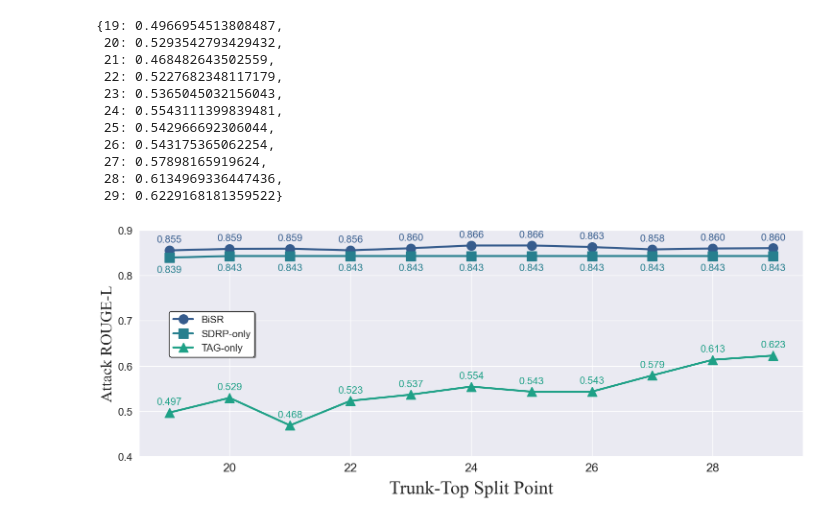
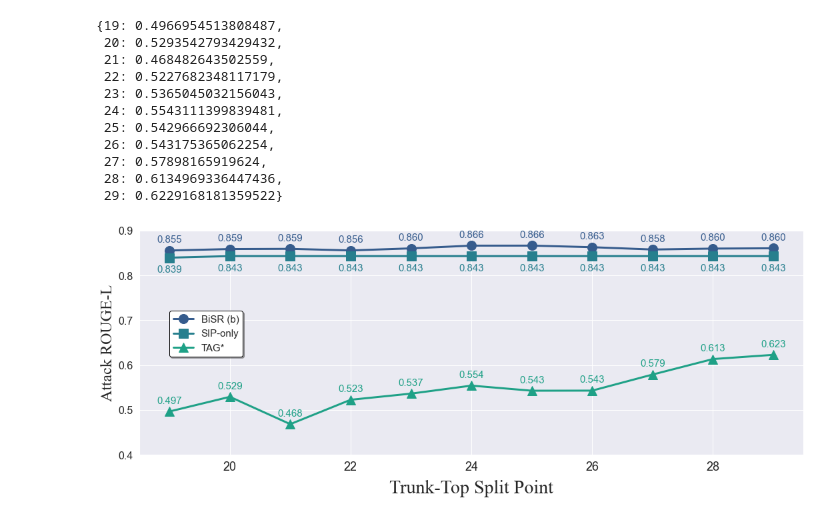
Before and after one commit to StupidTrees/SplitLLM, a Jupyter notebook: experiments/notebook/figures/diff_split_dlg.ipynb, the cells around one changed output. Cells and saved outputs as stored; diff of their text form; code cells hidden in the pictures.

```diff
--- a/experiments/notebook/figures/diff_split_dlg.ipynb
+++ b/experiments/notebook/figures/diff_split_dlg.ipynb
@@ -73,9 +83,9 @@ atk_colors2 = sns.color_palette('coolwarm', 6)
 atk_colors3 = sns.color_palette('cool', 6)
 atk_colors4 = sns.color_palette('Spectral', 6)
 color_ppl = sns.color_palette("autumn", 6)[3]
-all_data = { 'BiSR': rouges_bi, 'SDRP-only': rouges, 'TAG-only': rouges_tag}
-colors = {'BiSR': atk_colors[1], 'SDRP-only': atk_colors[2], 'TAG-only': atk_colors[3], 'Test-PPL':color_ppl}
-markers = {'BiSR': 'o', 'SDRP-only': 's', 'TAG-only': '^','Test-PPL':'d'}
+all_data = { 'BiSR (b)': rouges_bi, 'SIP-only': rouges, 'TAG*': rouges_tag}
+colors = {'BiSR (b)': atk_colors[1], 'SIP-only': atk_colors[2], 'TAG*': atk_colors[3], 'Test-PPL':color_ppl}
+markers = {'BiSR (b)': 'o', 'SIP-only': 's', 'TAG*': '^','Test-PPL':'d'}
 
 ax1.set_ylabel('Attack ROUGE-L', fontsize=24,fontname="Times New Roman")
 ax1.tick_params(axis='x', labelsize=18)
@@ -87,33 +97,33 @@ ax1.set_ylim(0.4, 0.9)
 # ax2.set_ylabel('LLM Test-Perplexity', fontsize=24, fontname="Times New Roman", color=color_ppl)
 # ax2.tick_params(axis='y', labelcolor=color_ppl, labelsize=16)
 # ax2.set_ylim(21, 35)
 for name, data in all_data.items():
     axis = ax1
     linestyle='-'
     # if name =='Test-PPL':
     #     axis = ax2
     #     linestyle = '--'
     axis.plot(data.keys(), data.values(), color=colors[name], marker=markers[name], markersize=14, label=name, linestyle=linestyle, linewidth=3)
 
     for i, (ep, rg) in enumerate(data.items()):
         ofst = 12
-        if name == 'SDRP-only':
+        if name == 'SIP-only':
             ofst = -22
         if name =='Test-PPL' and ep == 9600:
             ofst = 30
         axis.annotate(f'{rg:.3f}', (ep, rg), textcoords="offset points",
                      xytext=(0, ofst),
                      ha='center', fontsize=15, color=colors[name])
 
 
 # the legend with rounded corner and white background
 fig.legend(loc='lower left', bbox_to_anchor=(0.1, 0.50), ncol=1, fontsize=15, frameon=True, fancybox=True, shadow=True, framealpha=1, edgecolor='black',facecolor='white')
 
 # ax2.yaxis.grid(False)
 
 
 # save the figure
 plt.tight_layout()
-plt.savefig('/root/autodl-tmp/sfl/exp_data/diff_split_dlg.pdf')
+plt.savefig('./diff_split_dlg.pdf')
 # %% [output]
-[figure, old version]
+[figure, new version]
```
Also changed, not shown: parts of 1 cell of this notebook, 29 other files.
